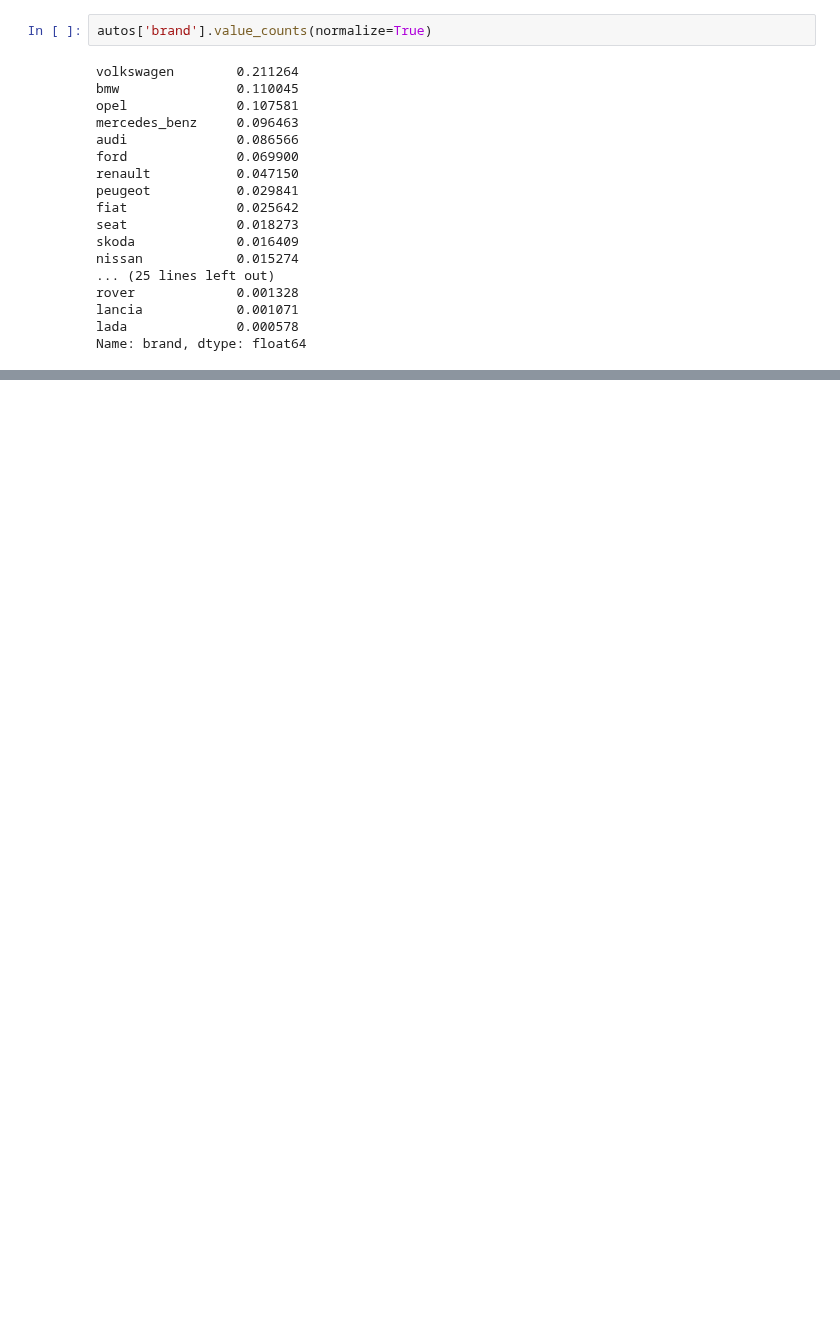
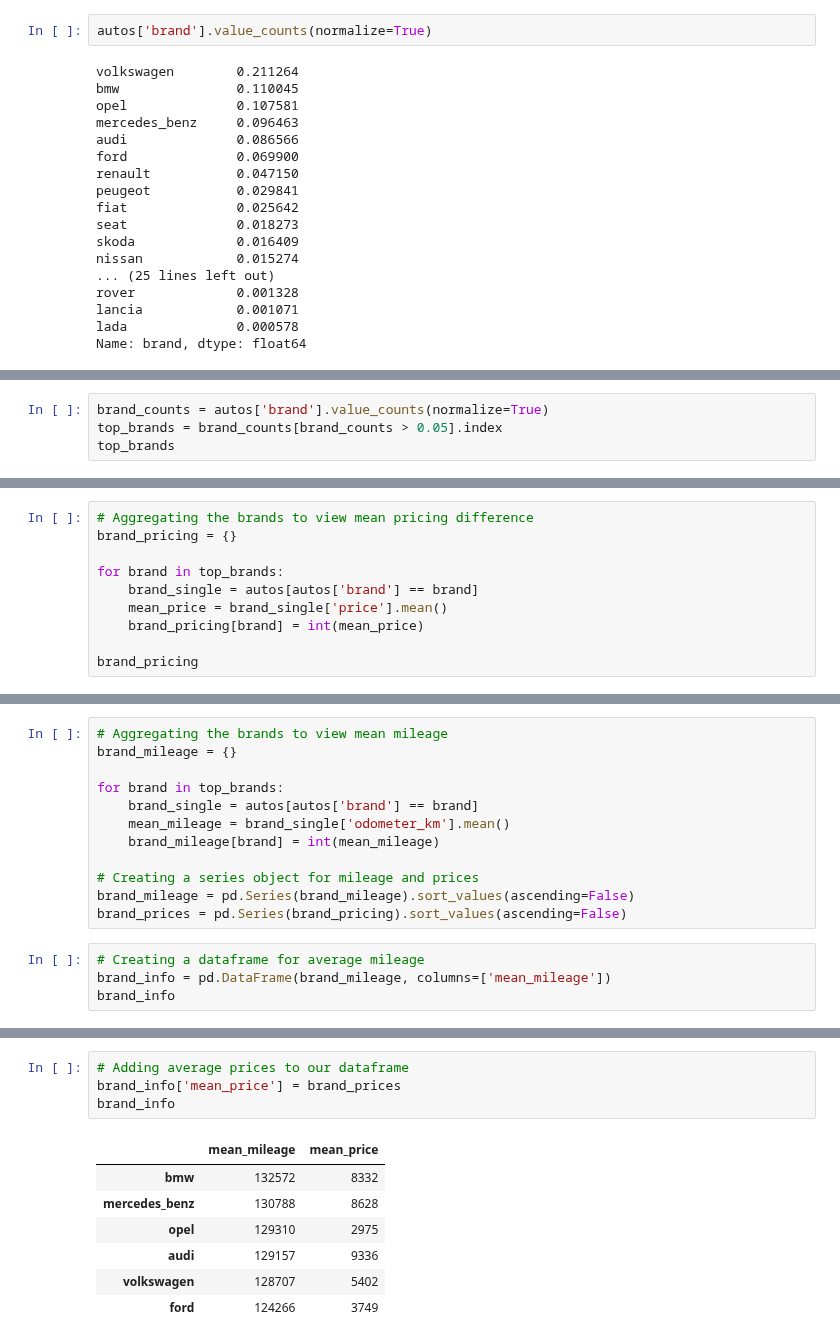
Before and after one commit to branBeckett/data-science-projects, a Jupyter notebook: ebay-car-sales/ebay-car-sales.ipynb, the cells around one changed output, grey strips where cells are left out. Drawn from its saved outputs; the diff is of its cells as text; blank space fills up the shorter version.

```diff
--- a/ebay-car-sales/ebay-car-sales.ipynb
+++ b/ebay-car-sales/ebay-car-sales.ipynb
@@ -501,0 +468,4 @@ The idea for this project comes from the [DATAQUEST](https://app.dataquest.io/)
+# %%
+brand_counts = autos['brand'].value_counts(normalize=True)
+top_brands = brand_counts[brand_counts > 0.05].index
+top_brands
@@ -501,0 +474,10 @@ The idea for this project comes from the [DATAQUEST](https://app.dataquest.io/)
+# %%
+# Aggregating the brands to view mean pricing difference
+brand_pricing = {}
+
+for brand in top_brands:
+    brand_single = autos[autos['brand'] == brand]
+    mean_price = brand_single['price'].mean()
+    brand_pricing[brand] = int(mean_price)
+
+brand_pricing
@@ -501,0 +517,16 @@ The idea for this project comes from the [DATAQUEST](https://app.dataquest.io/)
+# %%
+# Aggregating the brands to view mean mileage
+brand_mileage = {}
+
+for brand in top_brands:
+    brand_single = autos[autos['brand'] == brand]
+    mean_mileage = brand_single['odometer_km'].mean()
+    brand_mileage[brand] = int(mean_mileage)
+
+# Creating a series object for mileage and prices
+brand_mileage = pd.Series(brand_mileage).sort_values(ascending=False)
+brand_prices = pd.Series(brand_pricing).sort_values(ascending=False)
+# %%
+# Creating a dataframe for average mileage
+brand_info = pd.DataFrame(brand_mileage, columns=['mean_mileage'])
+brand_info
@@ -501,0 +541,12 @@ The idea for this project comes from the [DATAQUEST](https://app.dataquest.io/)
+# %%
+# Adding average prices to our dataframe
+brand_info['mean_price'] = brand_prices
+brand_info
+# %% [output]
+|  | mean_mileage | mean_price |
+| bmw | 132572 | 8332 |
+| mercedes_benz | 130788 | 8628 |
+| opel | 129310 | 2975 |
+| audi | 129157 | 9336 |
+| volkswagen | 128707 | 5402 |
+| ford | 124266 | 3749 |
```
Also changed, not shown: parts of 42 cells of this notebook.
